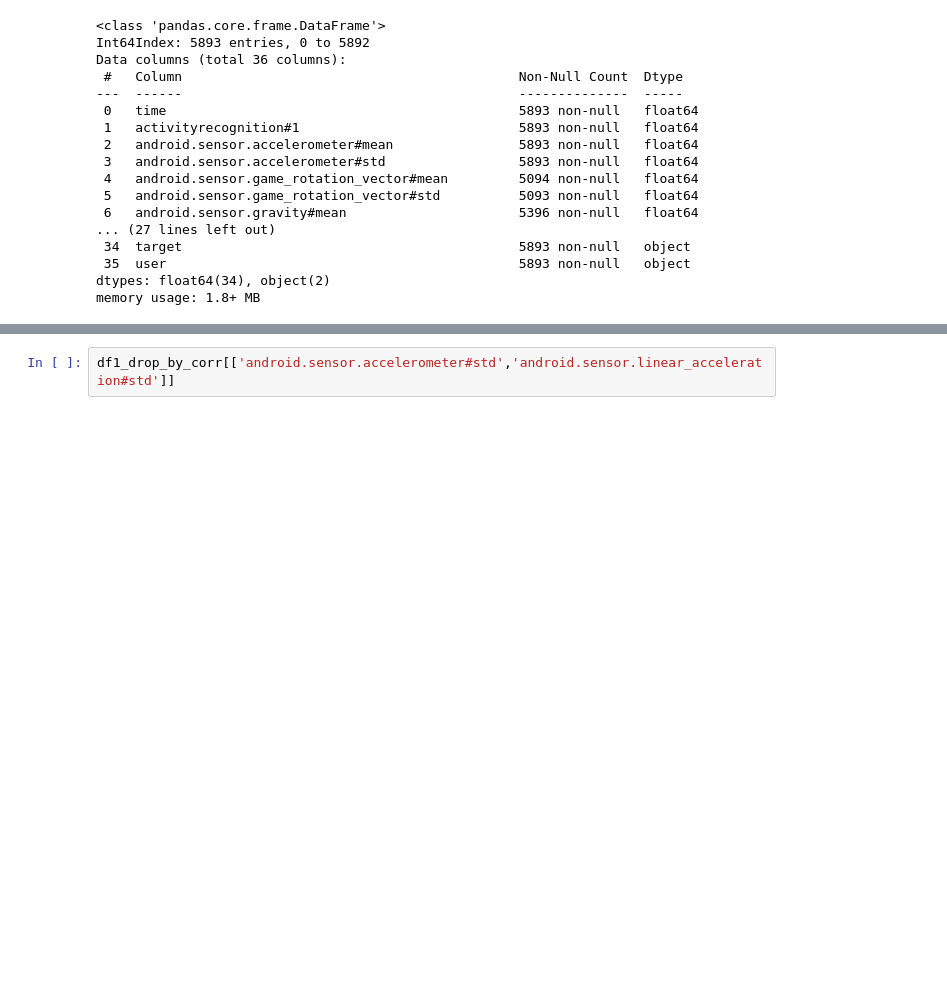
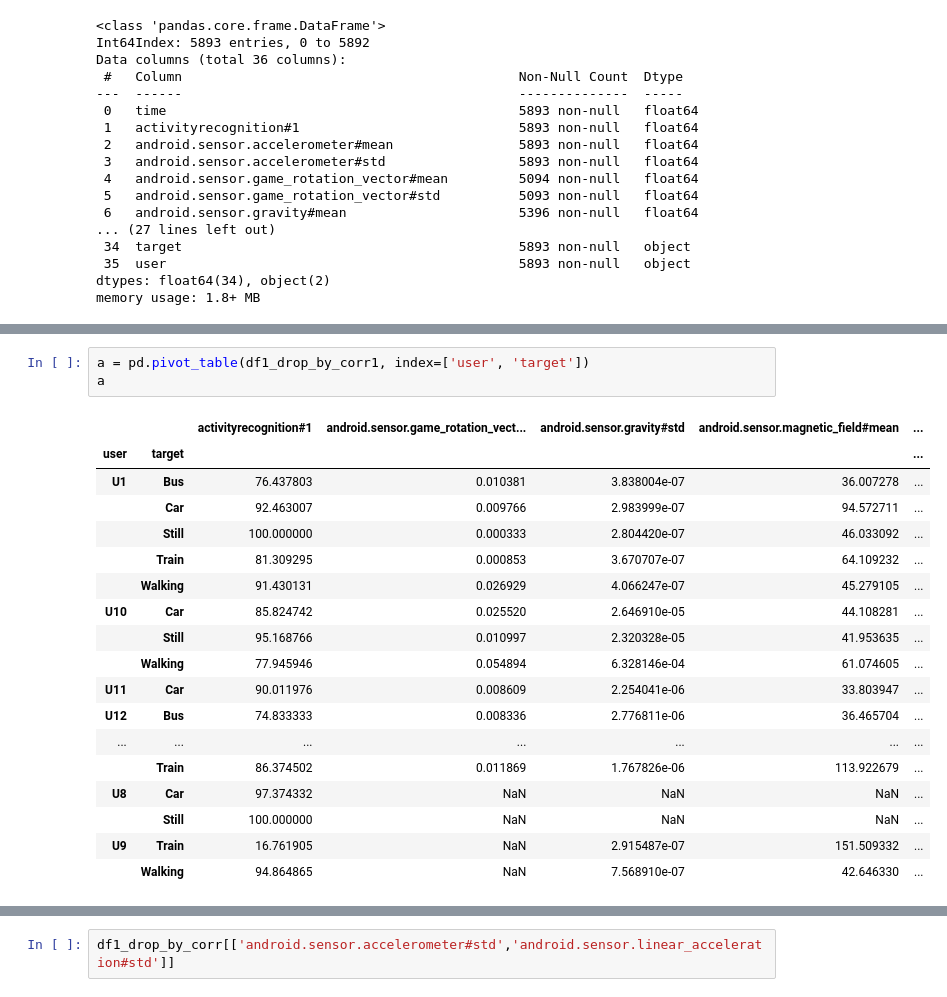
Before and after one commit to fayyoz24/Build_week2, a Jupyter notebook: eda.ipynb, the cells around one changed output, grey strips where cells are left out. Saved outputs shown, nothing was run; the diff lists cells and outputs as text; blank space fills up the shorter version.

```diff
--- a/eda.ipynb
+++ b/eda.ipynb
@@ -229,0 +253,22 @@ memory usage: 1003.8+ KB
+# %%
+a = pd.pivot_table(df1_drop_by_corr1, index=['user', 'target'])
+a
+# %% [output]
+|  |  | activityrecognition#1 | android.sensor.game_rotation_vect... | android.sensor.gravity#std | android.sensor.magnetic_field#mean | ... |
+| user | target |  |  |  |  | ... |
+| U1 | Bus | 76.437803 | 0.010381 | 3.838004e-07 | 36.007278 | ... |
+|  | Car | 92.463007 | 0.009766 | 2.983999e-07 | 94.572711 | ... |
+|  | Still | 100.000000 | 0.000333 | 2.804420e-07 | 46.033092 | ... |
+|  | Train | 81.309295 | 0.000853 | 3.670707e-07 | 64.109232 | ... |
+|  | Walking | 91.430131 | 0.026929 | 4.066247e-07 | 45.279105 | ... |
+| U10 | Car | 85.824742 | 0.025520 | 2.646910e-05 | 44.108281 | ... |
+|  | Still | 95.168766 | 0.010997 | 2.320328e-05 | 41.953635 | ... |
+|  | Walking | 77.945946 | 0.054894 | 6.328146e-04 | 61.074605 | ... |
+| U11 | Car | 90.011976 | 0.008609 | 2.254041e-06 | 33.803947 | ... |
+| U12 | Bus | 74.833333 | 0.008336 | 2.776811e-06 | 36.465704 | ... |
+| ... | ... | ... | ... | ... | ... | ... |
+|  | Train | 86.374502 | 0.011869 | 1.767826e-06 | 113.922679 | ... |
+| U8 | Car | 97.374332 | NaN | NaN | NaN | ... |
+|  | Still | 100.000000 | NaN | NaN | NaN | ... |
+| U9 | Train | 16.761905 | NaN | 2.915487e-07 | 151.509332 | ... |
+|  | Walking | 94.864865 | NaN | 7.568910e-07 | 42.646330 | ... |
```
Also changed, not shown: parts of 23 cells of this notebook, 1 other file.
